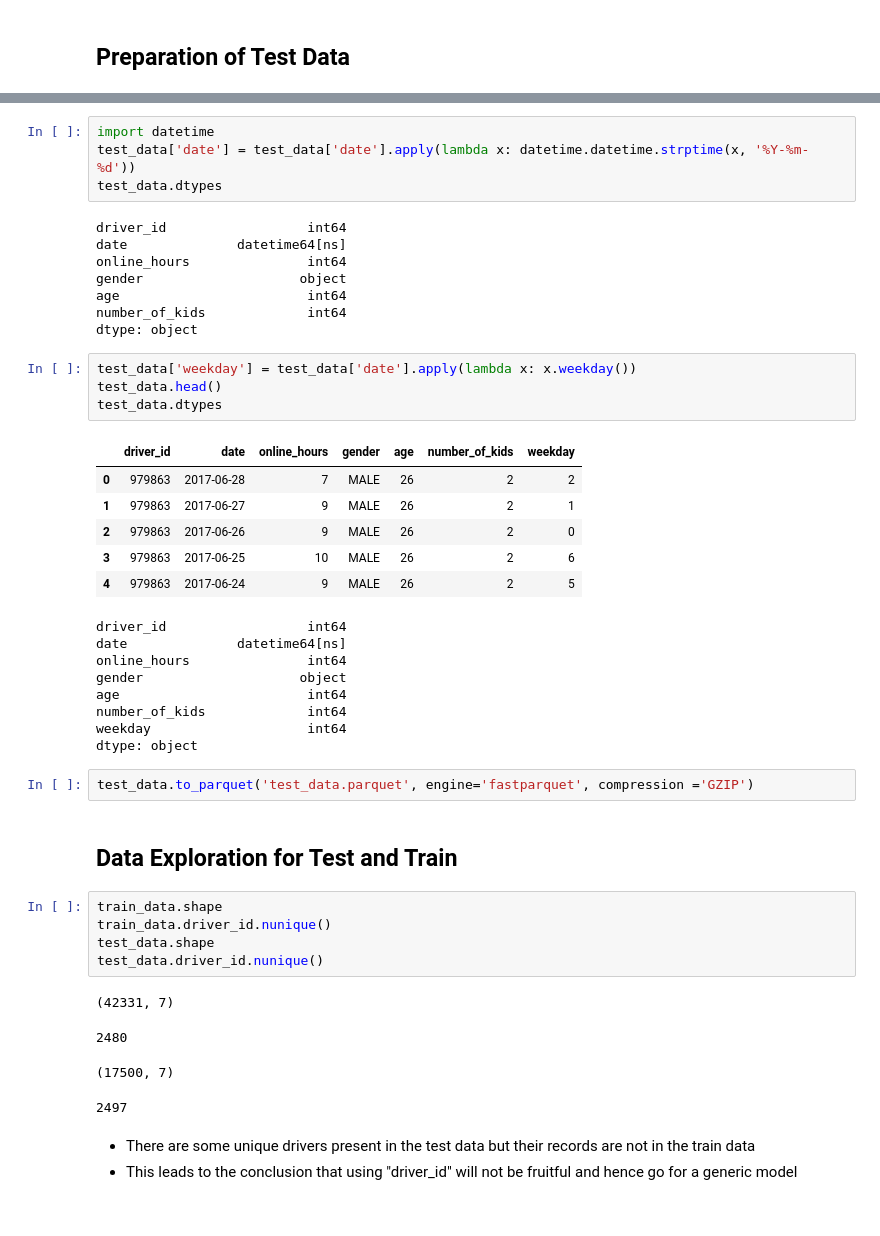
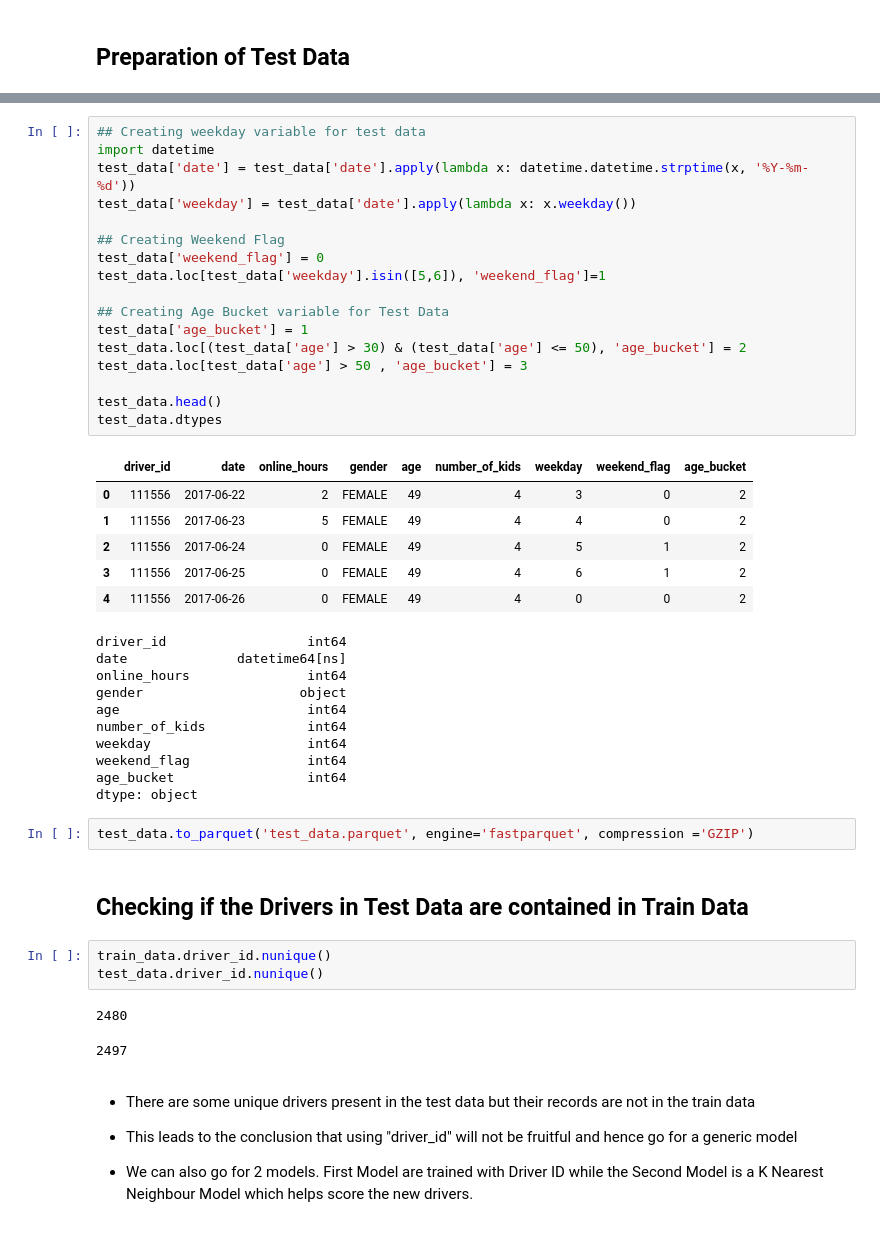
Before and after one commit to vikiitkgp/vikiitkgp.github.io, a Jupyter notebook: Case Study/Data_Preparation.ipynb, the cells around one changed output, grey strips where cells are left out. Cells and saved outputs as stored; diff of their text form.

```diff
--- a/Case Study/Data_Preparation.ipynb
+++ b/Case Study/Data_Preparation.ipynb
@@ -242,48 +246,49 @@ dtype: object
-# %%
-import datetime
-test_data['date'] = test_data['date'].apply(lambda x: datetime.datetime.strptime(x, '%Y-%m-%d'))
-test_data.dtypes
-# %% [output]
-driver_id                  int64
-date              datetime64[ns]
-online_hours               int64
-gender                    object
-age                        int64
-number_of_kids             int64
-dtype: object
-# %%
-test_data['weekday'] = test_data['date'].apply(lambda x: x.weekday())
-test_data.head()
-test_data.dtypes
-# %% [output]
-|  | driver_id | date | online_hours | gender | age | number_of_kids | weekday |
-| 0 | 979863 | 2017-06-28 | 7 | MALE | 26 | 2 | 2 |
-| 1 | 979863 | 2017-06-27 | 9 | MALE | 26 | 2 | 1 |
-| 2 | 979863 | 2017-06-26 | 9 | MALE | 26 | 2 | 0 |
-| 3 | 979863 | 2017-06-25 | 10 | MALE | 26 | 2 | 6 |
-| 4 | 979863 | 2017-06-24 | 9 | MALE | 26 | 2 | 5 |
-driver_id                  int64
-date              datetime64[ns]
-online_hours               int64
-gender                    object
-age                        int64
-number_of_kids             int64
-weekday                    int64
-dtype: object
+# %%
+## Creating weekday variable for test data
+import datetime
+test_data['date'] = test_data['date'].apply(lambda x: datetime.datetime.strptime(x, '%Y-%m-%d'))
+test_data['weekday'] = test_data['date'].apply(lambda x: x.weekday())
+
+## Creating Weekend Flag
+test_data['weekend_flag'] = 0
+test_data.loc[test_data['weekday'].isin([5,6]), 'weekend_flag']=1
+
+## Creating Age Bucket variable for Test Data
+test_data['age_bucket'] = 1
+test_data.loc[(test_data['age'] > 30) & (test_data['age'] <= 50), 'age_bucket'] = 2
+test_data.loc[test_data['age'] > 50 , 'age_bucket'] = 3
+
+test_data.head()
+test_data.dtypes
+# %% [output]
+|  | driver_id | date | online_hours | gender | age | number_of_kids | weekday | weekend_flag | age_bucket |
+| 0 | 111556 | 2017-06-22 | 2 | FEMALE | 49 | 4 | 3 | 0 | 2 |
+| 1 | 111556 | 2017-06-23 | 5 | FEMALE | 49 | 4 | 4 | 0 | 2 |
+| 2 | 111556 | 2017-06-24 | 0 | FEMALE | 49 | 4 | 5 | 1 | 2 |
+| 3 | 111556 | 2017-06-25 | 0 | FEMALE | 49 | 4 | 6 | 1 | 2 |
+| 4 | 111556 | 2017-06-26 | 0 | FEMALE | 49 | 4 | 0 | 0 | 2 |
+driver_id                  int64
+date              datetime64[ns]
+online_hours               int64
+gender                    object
+age                        int64
+number_of_kids             int64
+weekday                    int64
+weekend_flag               int64
+age_bucket                 int64
+dtype: object
 # %%
 test_data.to_parquet('test_data.parquet', engine='fastparquet', compression ='GZIP')
-# %% [markdown]
-## Data Exploration for Test and Train
+# %% [markdown]
+## Checking if the Drivers in Test Data are contained in Train Data
 # %%
-train_data.shape
 train_data.driver_id.nunique()
-test_data.shape
 test_data.driver_id.nunique()
 # %% [output]
-(42331, 7)
+2480
-2480
+2497
-(17500, 7)
-2497
 # %% [markdown]
 * There are some unique drivers present in the test data but their records are not in the train data
 * This leads to the conclusion that using "driver_id" will not be fruitful and hence go for a generic model
+
+* We can also go for 2 models. First Model are trained with Driver ID while the Second Model is a K Nearest Neighbour Model which helps score the new drivers.
```
Also changed, not shown: parts of 8 cells of this notebook, 2 other files.
